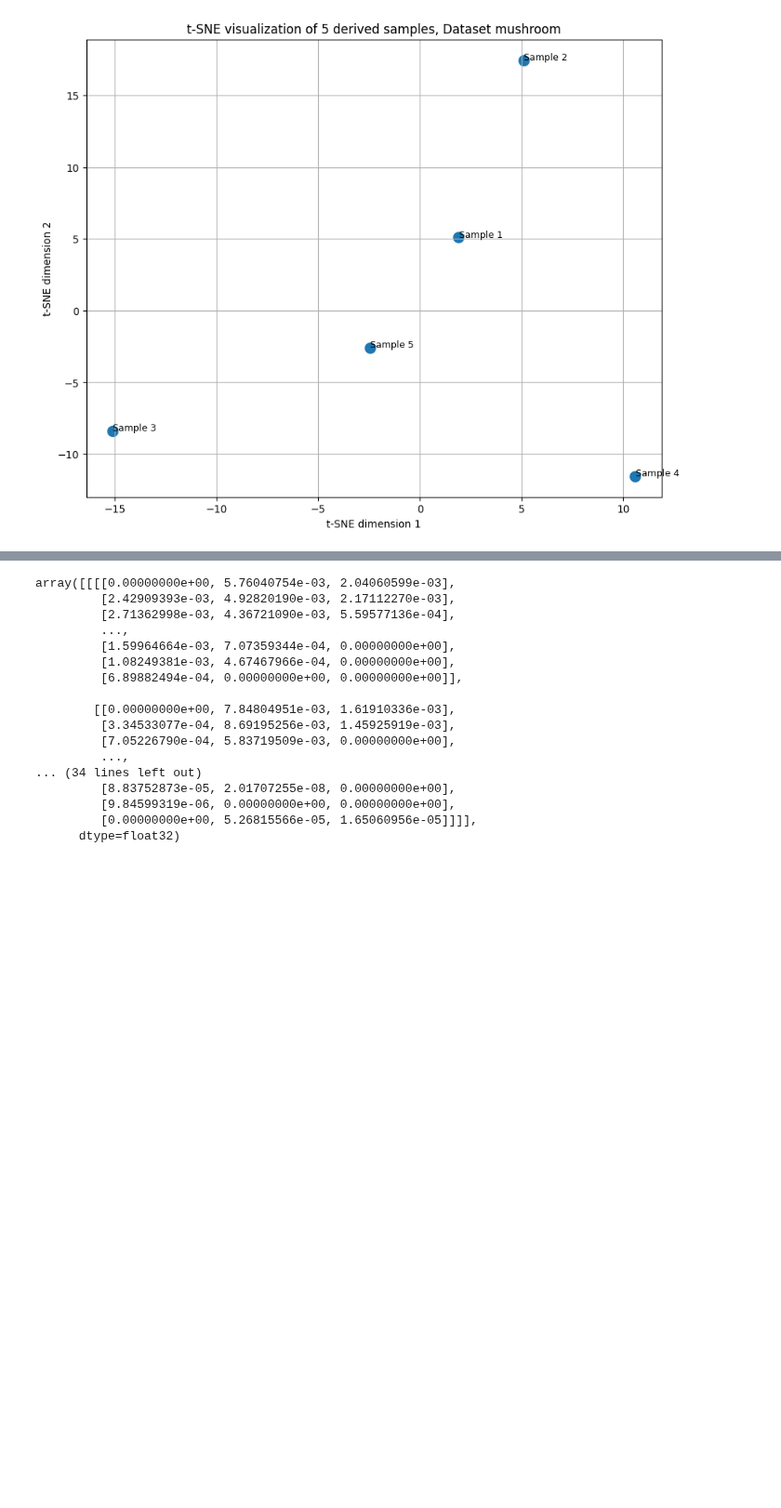
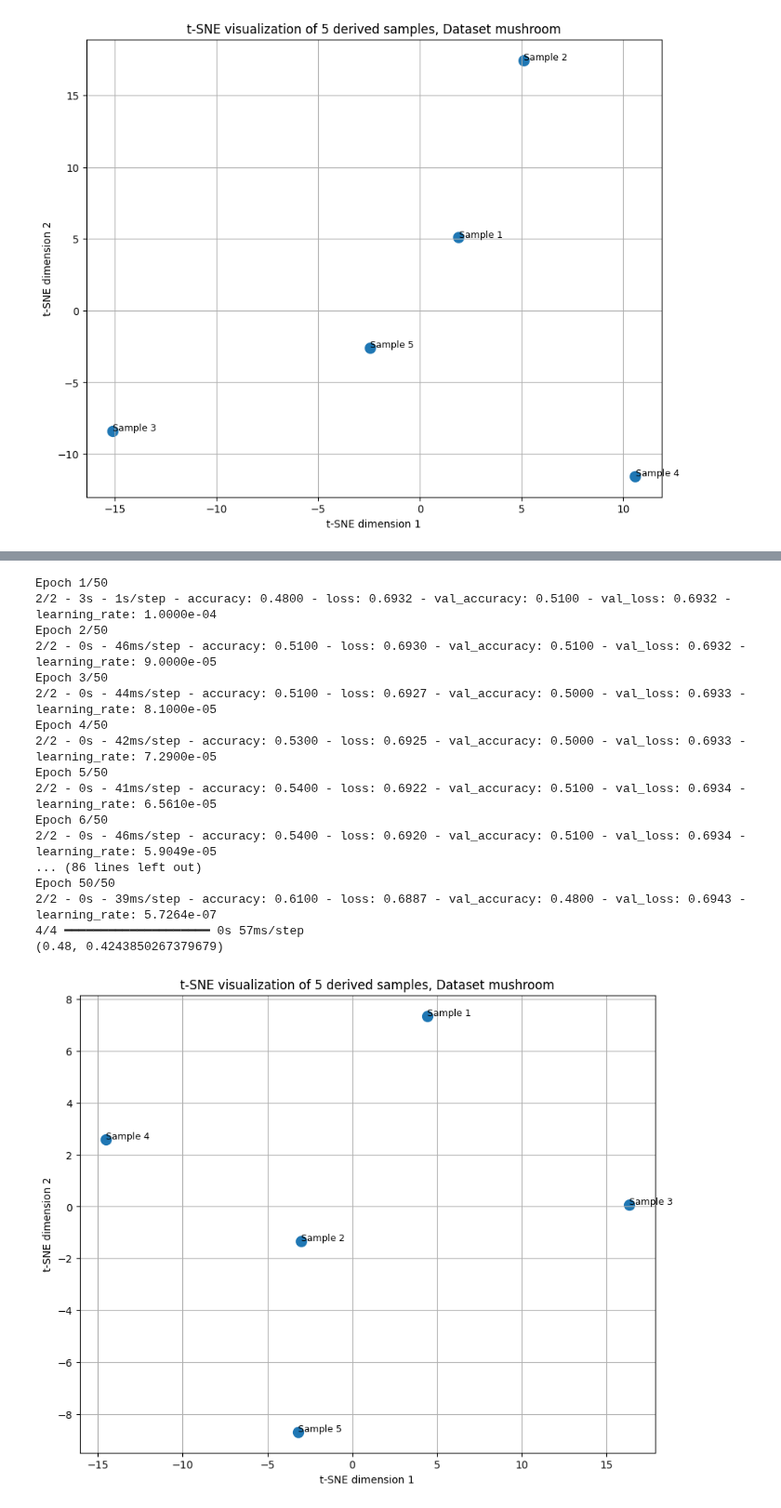
Before and after one commit to EdenYavin/Tabular-Cloud-ML, a Jupyter notebook: notebooks/traingulation.ipynb, the cells around one changed output, grey strips where cells are left out. Shown at 93% size. Drawn from its saved outputs; the diff is of its cells as text; code cells hidden in the pictures; blank space fills up the shorter version.

```diff
--- a/notebooks/traingulation.ipynb
+++ b/notebooks/traingulation.ipynb
@@ -673,21 +697,25 @@ ValueError: Data cardinality is ambiguous. Make sure all arrays contain the same
 # %%
-encryptor.switch_key()
-encryptor.encode(X_train_emb[0].reshape(1,-1))
+triangulation_samples = get_triangulation_samples("random", 5, X_train_emb)
+new_X_train = get_dataset(X_train_emb[:100], triangulation_samples)
+new_X_test = get_dataset(X_test_emb[:100], triangulation_samples)
+get_preformance(new_X_train, y_train_one_hot[:100], new_X_test, y_test_one_hot[:100])
+visualize(triangulation_samples, DATASET_NAME)
 # %% [output]
-array([[[[0.00000000e+00, 5.76040754e-03, 2.04060599e-03],
-         [2.42909393e-03, 4.92820190e-03, 2.17112270e-03],
-         [2.71362998e-03, 4.36721090e-03, 5.59577136e-04],
-         ...,
-         [1.59964664e-03, 7.07359344e-04, 0.00000000e+00],
-         [1.08249381e-03, 4.67467966e-04, 0.00000000e+00],
-         [6.89882494e-04, 0.00000000e+00, 0.00000000e+00]],
-
-        [[0.00000000e+00, 7.84804951e-03, 1.61910336e-03],
-         [3.34533077e-04, 8.69195256e-03, 1.45925919e-03],
-         [7.05226790e-04, 5.83719509e-03, 0.00000000e+00],
-         ...,
-... (34 lines left out)
-         [8.83752873e-05, 2.01707255e-08, 0.00000000e+00],
-         [9.84599319e-06, 0.00000000e+00, 0.00000000e+00],
-         [0.00000000e+00, 5.26815566e-05, 1.65060956e-05]]]],
-      dtype=float32)
+Epoch 1/50
+2/2 - 3s - 1s/step - accuracy: 0.4800 - loss: 0.6932 - val_accuracy: 0.5100 - val_loss: 0.6932 - learning_rate: 1.0000e-04
+Epoch 2/50
+2/2 - 0s - 46ms/step - accuracy: 0.5100 - loss: 0.6930 - val_accuracy: 0.5100 - val_loss: 0.6932 - learning_rate: 9.0000e-05
+Epoch 3/50
+2/2 - 0s - 44ms/step - accuracy: 0.5100 - loss: 0.6927 - val_accuracy: 0.5000 - val_loss: 0.6933 - learning_rate: 8.1000e-05
+Epoch 4/50
+2/2 - 0s - 42ms/step - accuracy: 0.5300 - loss: 0.6925 - val_accuracy: 0.5000 - val_loss: 0.6933 - learning_rate: 7.2900e-05
+Epoch 5/50
+2/2 - 0s - 41ms/step - accuracy: 0.5400 - loss: 0.6922 - val_accuracy: 0.5100 - val_loss: 0.6934 - learning_rate: 6.5610e-05
+Epoch 6/50
+2/2 - 0s - 46ms/step - accuracy: 0.5400 - loss: 0.6920 - val_accuracy: 0.5100 - val_loss: 0.6934 - learning_rate: 5.9049e-05
+... (86 lines left out)
+Epoch 50/50
+2/2 - 0s - 39ms/step - accuracy: 0.6100 - loss: 0.6887 - val_accuracy: 0.4800 - val_loss: 0.6943 - learning_rate: 5.7264e-07
+4/4 ━━━━━━━━━━━━━━━━━━━━ 0s 57ms/step
+(0.48, 0.4243850267379679)
+[figure, added]
```
Also changed, not shown: parts of 3 cells of this notebook, 1 other file.
